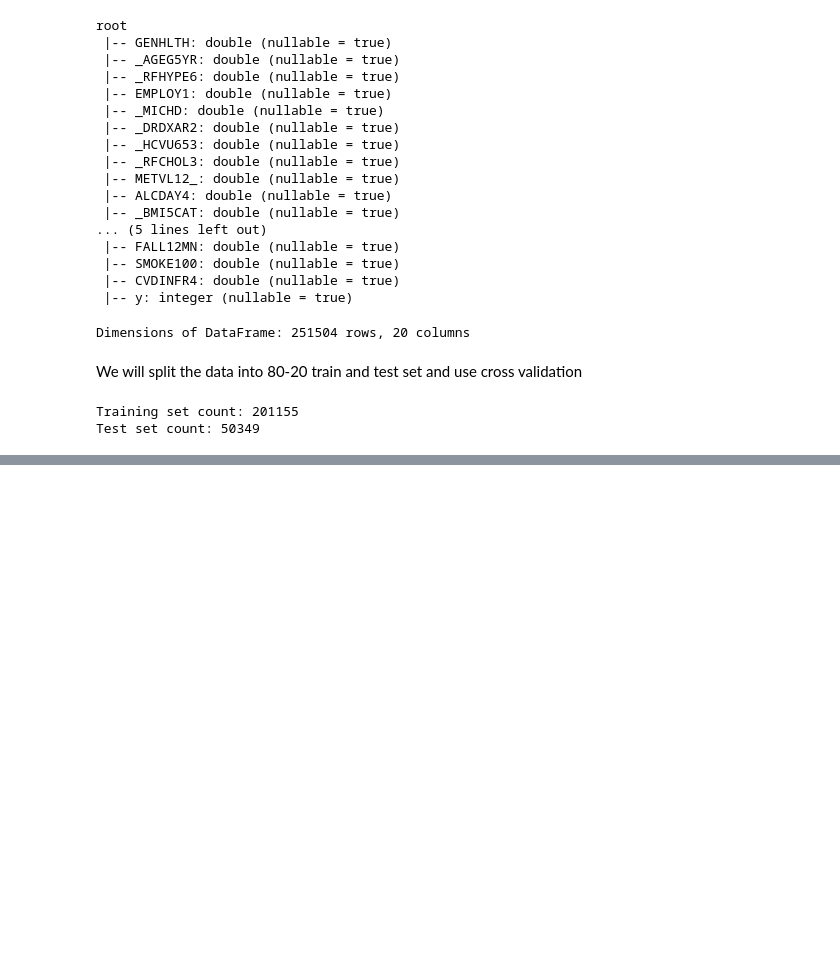
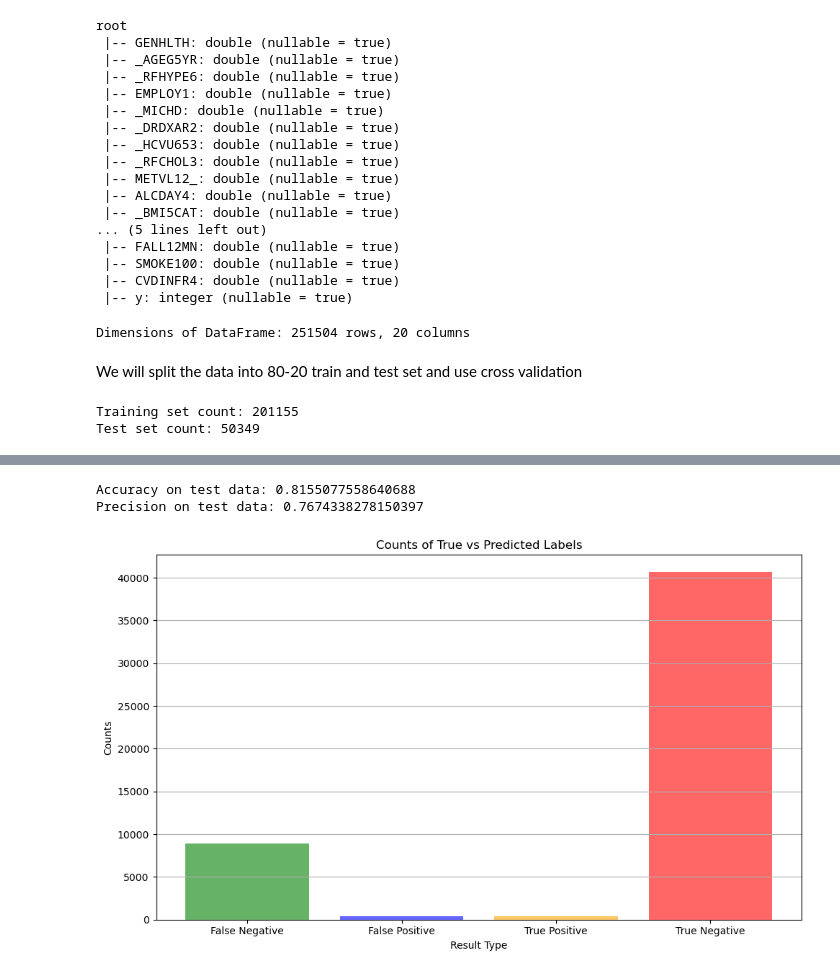
Before and after one commit to xyzL2/COMP4631, a Jupyter notebook: linear_regression.ipynb, the cells around one changed output, grey strips where cells are left out. Saved outputs shown, nothing was run; the diff lists cells and outputs as text; code cells hidden in the pictures; blank space fills up the shorter version.

```diff
--- a/linear_regression.ipynb
+++ b/linear_regression.ipynb
@@ -160,0 +156,80 @@ Best Elastic Net Parameter: 0.0
+# %%
+threshold = 0.5
+
+# Convert predictions to binary classes based on threshold
+test_predictions = test_predictions.withColumn(
+    "prediction_class", (test_predictions["prediction"] > threshold).cast("double")
+)
+
+# Assuming you have true labels in a column named "true_class"
+from pyspark.ml.evaluation import MulticlassClassificationEvaluator
+
+# Evaluate precision and accuracy
+classification_evaluator = MulticlassClassificationEvaluator(
+    labelCol="y", predictionCol="prediction_class"
+)
+
+accuracy = classification_evaluator.evaluate(
+    test_predictions, {classification_evaluator.metricName: "accuracy"}
+)
+precision = classification_evaluator.evaluate(
+    test_predictions, {classification_evaluator.metricName: "weightedPrecision"}
+)
+
+print(f"Accuracy on test data: {accuracy}")
+print(f"Precision on test data: {precision}")
+# %% [output]
+Accuracy on test data: 0.8155077558640688
+Precision on test data: 0.7674338278150397
+# %%
+from pyspark.sql.functions import round, when
+import matplotlib.pyplot as plt
+
+test_predictions = test_predictions.withColumn(
+    "pred_class", round(test_predictions["prediction"])
+)
+
+# Create a new column for classification results
+results_table = test_predictions.select("y", "pred_class")
+
+# Categorize results into True Positive, True Negative, False Positive, False Negative
+results_summary = results_table.groupBy(
+    when(
+        (results_table["y"] == 1) & (results_table["pred_class"] == 1), "True Positive"
+    )
+    .when(
+        (results_table["y"] == 0) & (results_table["pred_class"] == 0), "True Negative"
+    )
+    .when(
+        (results_table["y"] == 0) & (results_table["pred_class"] == 1), "False Positive"
+    )
+    .when(
+        (results_table["y"] == 1) & (results_table["pred_class"] == 0), "False Negative"
+    )
+    .otherwise("Other")
+    .alias("Result")
+).count()
+
+
+# Convert to Pandas DataFrame for better display and plotting
+summary_pd = results_summary.toPandas()
+
+# Plotting the counts as a bar plot
+plt.figure(figsize=(10, 6))
+plt.bar(
+    summary_pd["Result"],
+    summary_pd["count"],
+    color=["green", "blue", "orange", "red"],
+    alpha=0.6,
+)
+
+plt.title("Counts of True vs Predicted Labels")
+plt.xlabel("Result Type")
+plt.ylabel("Counts")
+plt.grid(axis="y")
+
+# Show the plot
+plt.tight_layout()
+plt.show()
+# %% [output]
+[figure, added]
```
Also changed, not shown: parts of 14 cells of this notebook.
